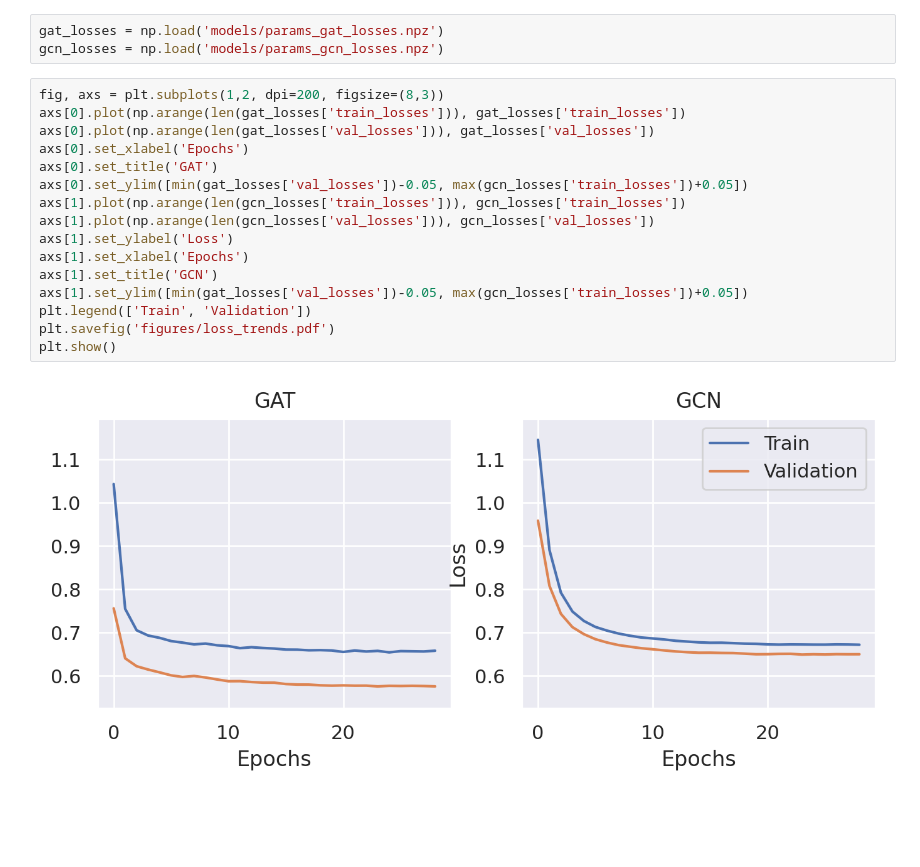
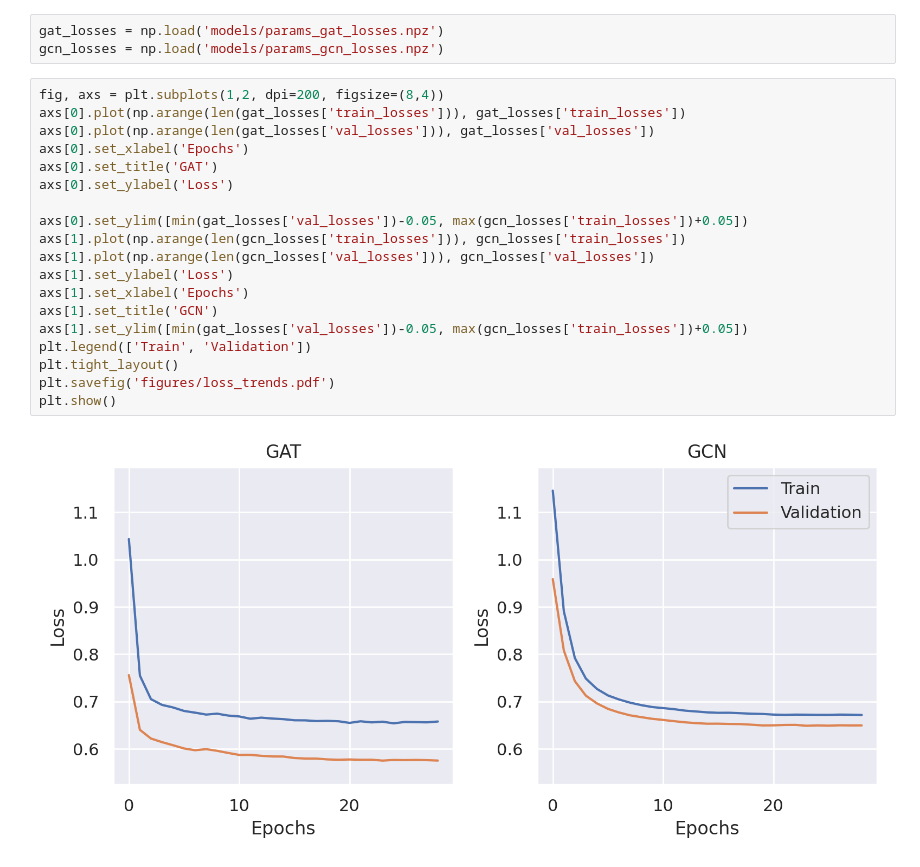
Before and after one commit to aarongarrison/coordination_prediction, a Jupyter notebook: visualization.ipynb, the cells around one changed output. Saved outputs shown, nothing was run; the diff lists cells and outputs as text; blank space fills up the shorter version.

Commit message:
Add final visualizations

```diff
--- a/visualization.ipynb
+++ b/visualization.ipynb
@@ -452,20 +579,23 @@ SVG(svg)
 gat_losses = np.load('models/params_gat_losses.npz')
 gcn_losses = np.load('models/params_gcn_losses.npz')
 # %%
-fig, axs = plt.subplots(1,2, dpi=200, figsize=(8,3))
+fig, axs = plt.subplots(1,2, dpi=200, figsize=(8,4))
 axs[0].plot(np.arange(len(gat_losses['train_losses'])), gat_losses['train_losses'])
 axs[0].plot(np.arange(len(gat_losses['val_losses'])), gat_losses['val_losses'])
 axs[0].set_xlabel('Epochs')
 axs[0].set_title('GAT')
+axs[0].set_ylabel('Loss')
+
 axs[0].set_ylim([min(gat_losses['val_losses'])-0.05, max(gcn_losses['train_losses'])+0.05])
 axs[1].plot(np.arange(len(gcn_losses['train_losses'])), gcn_losses['train_losses'])
 axs[1].plot(np.arange(len(gcn_losses['val_losses'])), gcn_losses['val_losses'])
 axs[1].set_ylabel('Loss')
 axs[1].set_xlabel('Epochs')
 axs[1].set_title('GCN')
 axs[1].set_ylim([min(gat_losses['val_losses'])-0.05, max(gcn_losses['train_losses'])+0.05])
 plt.legend(['Train', 'Validation'])
+plt.tight_layout()
 plt.savefig('figures/loss_trends.pdf')
 plt.show()
 # %% [output]
-[figure, old version]
+[figure, new version]
```
Also changed, not shown: parts of 10 cells of this notebook.
